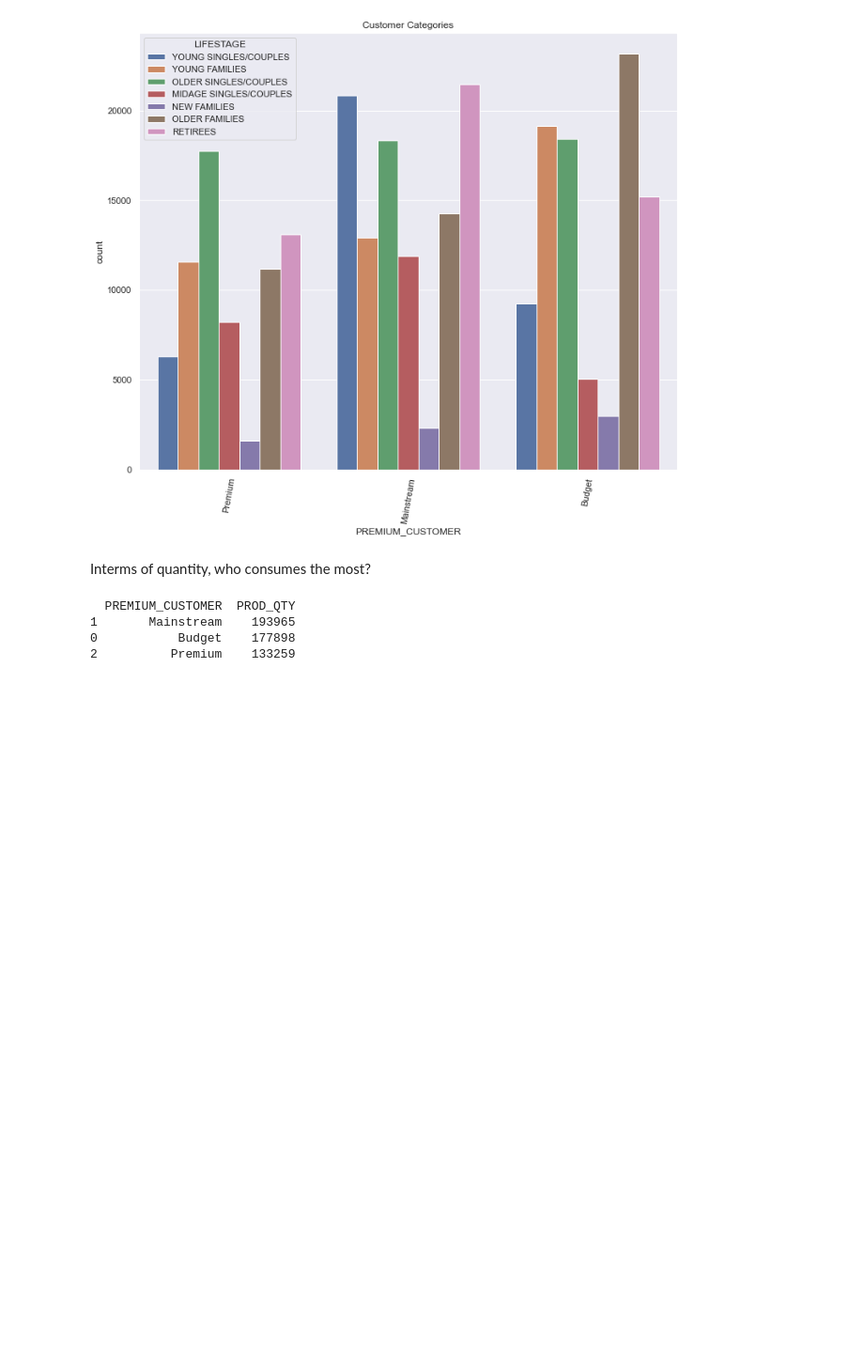
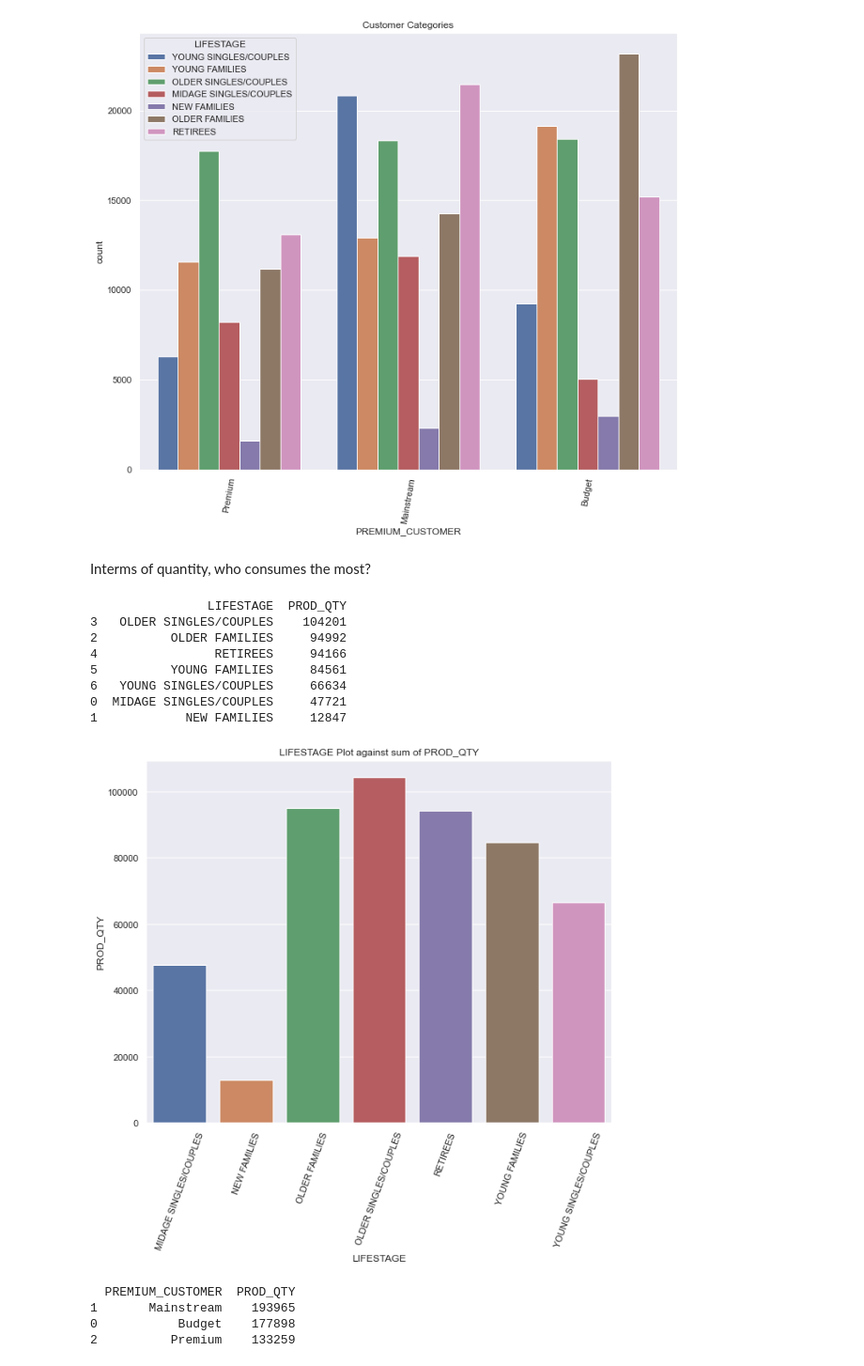
Before and after one commit to CHRISTINEMUTHEE/Quantium-Analysis, a Jupyter notebook: notebooks/data_cleaning.ipynb, the cells around one changed output. Shown at 94% size. Saved outputs shown, nothing was run; the diff lists cells and outputs as text; code cells hidden in the pictures; blank space fills up the shorter version.

```diff
--- a/notebooks/data_cleaning.ipynb
+++ b/notebooks/data_cleaning.ipynb
@@ -365,7 +365,7 @@ def total_sales(df,col1,col2):
     print(df_1.sort_values(by=col2,ascending=False))
     fig, ax = plt.subplots(figsize=(10,8))
     sns.barplot(x=col1,y=col2,data=df_1,ax=ax,order=df_1[col1])
-    plt.title(f"{col1} Plot against {col2}")
+    plt.title(f"{col1} Plot against sum of {col2}")
     plt.xticks(rotation=70)
 # %% [markdown]
 What are the lifestage contributions to the total sales ?
@@ -482,6 +522,18 @@ plt.xticks(rotation=80)
 [figure]
 # %% [markdown]
 Interms of quantity, who consumes the most?
+# %%
+total_sales(df_all,"LIFESTAGE","PROD_QTY")
+# %% [output]
+                LIFESTAGE  PROD_QTY
+3   OLDER SINGLES/COUPLES    104201
+2          OLDER FAMILIES     94992
+4                RETIREES     94166
+5          YOUNG FAMILIES     84561
+6   YOUNG SINGLES/COUPLES     66634
+0  MIDAGE SINGLES/COUPLES     47721
+1            NEW FAMILIES     12847
+[figure, added]
 # %%
 total_sales(df_all,"PREMIUM_CUSTOMER","PROD_QTY")
 # %% [output]
```
Also changed, not shown: parts of 11 cells of this notebook.
